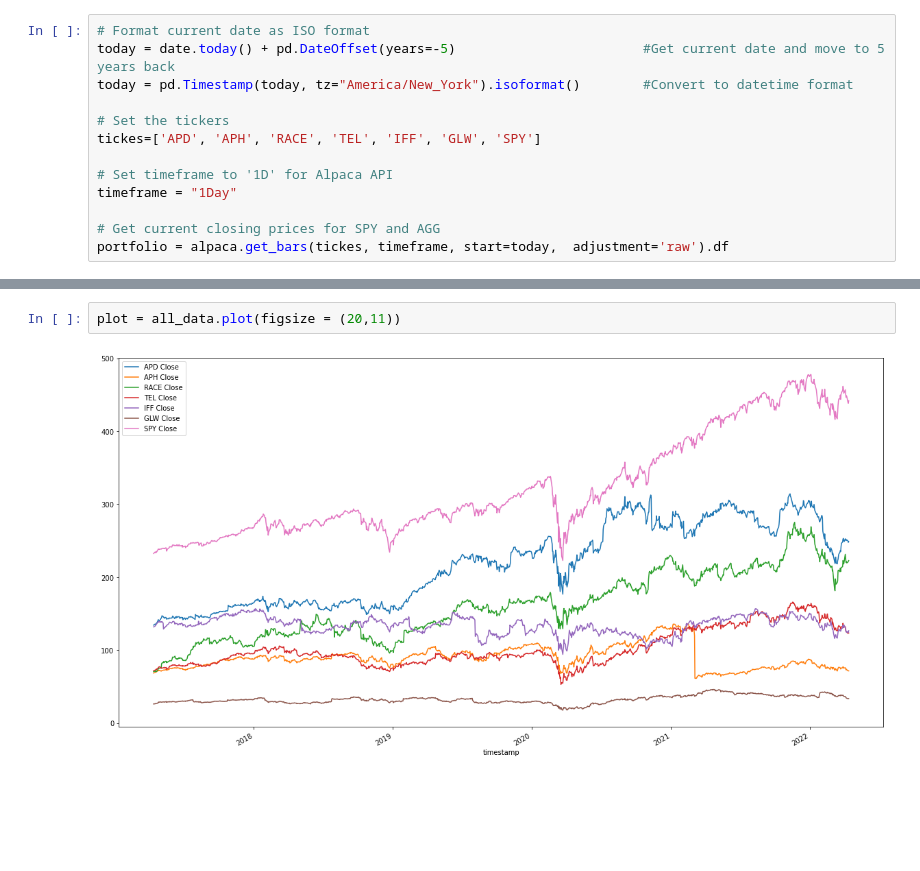
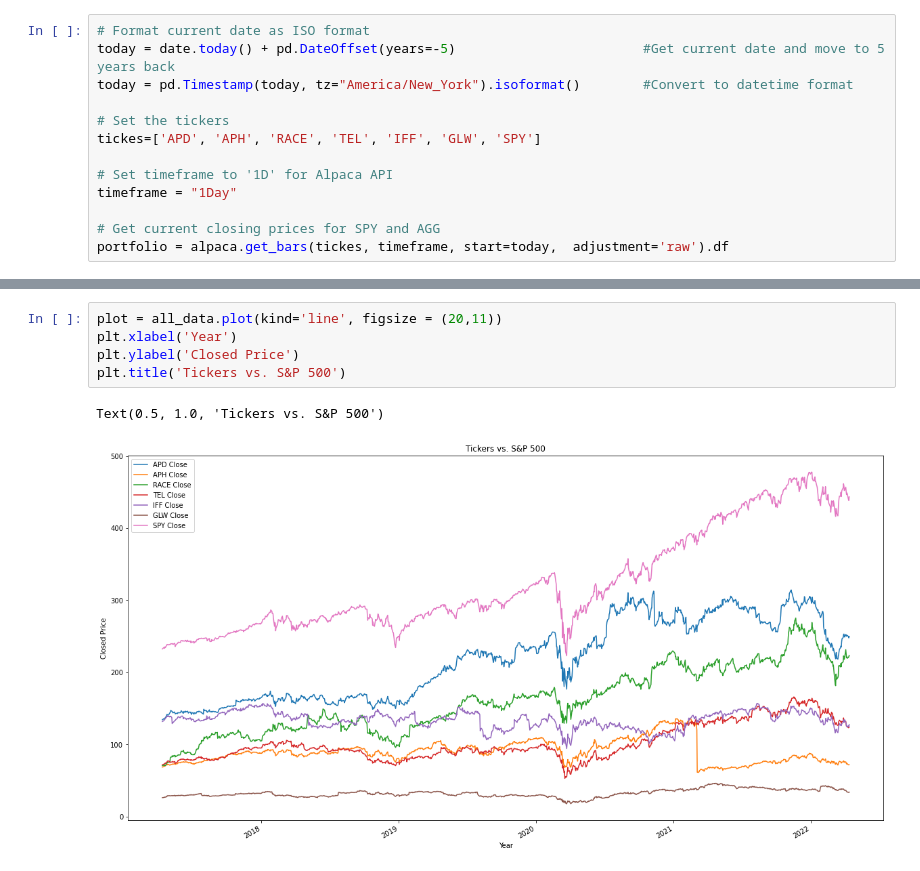
Before and after one commit to Nithy29/Responsible_Investor, a Jupyter notebook: analysis.ipynb, the cells around one changed output, grey strips where cells are left out. Drawn from its saved outputs; the diff is of its cells as text; blank space fills up the shorter version.

```diff
--- a/analysis.ipynb
+++ b/analysis.ipynb
@@ -69,5 +83,9 @@ all_data
 1260 rows × 7 columns
-# %%
-plot = all_data.plot(figsize = (20,11))
-# %% [output]
-[figure, removed]
+# %%
+plot = all_data.plot(kind='line', figsize = (20,11))
+plt.xlabel('Year')
+plt.ylabel('Closed Price')
+plt.title('Tickers vs. S&P 500')
+# %% [output]
+Text(0.5, 1.0, 'Tickers vs. S&P 500')
+[figure, added]
```
Also changed, not shown: parts of 4 cells of this notebook.
